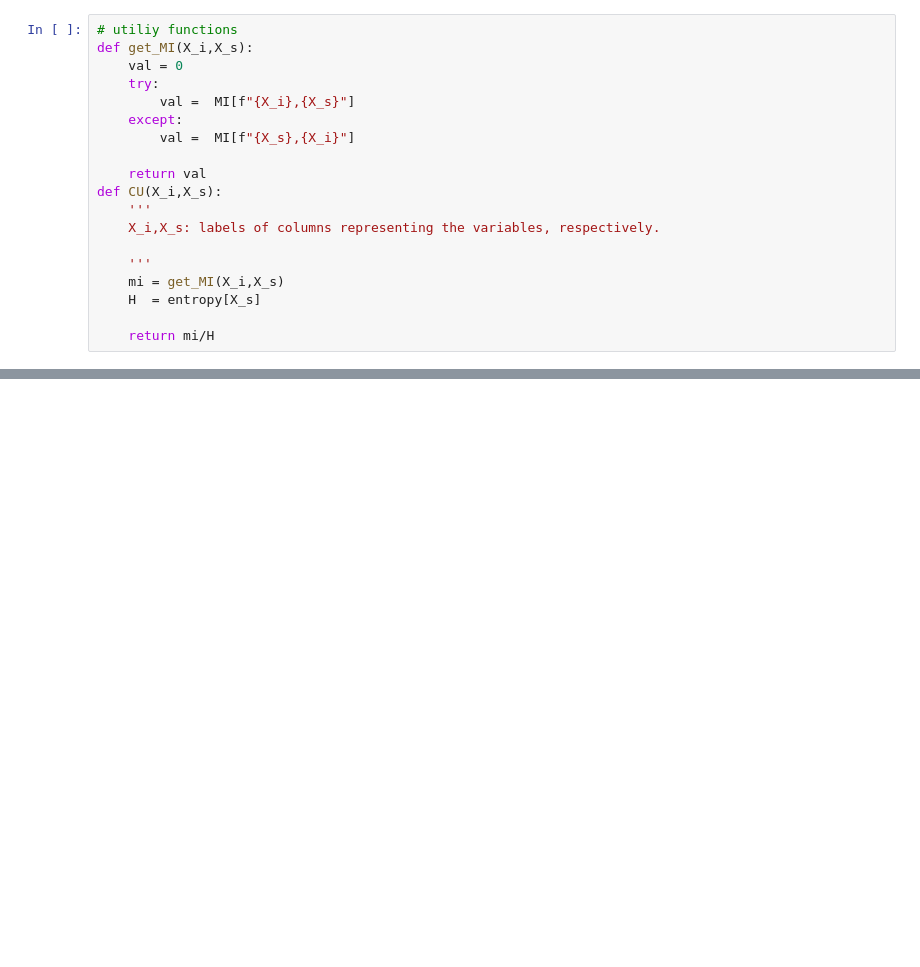
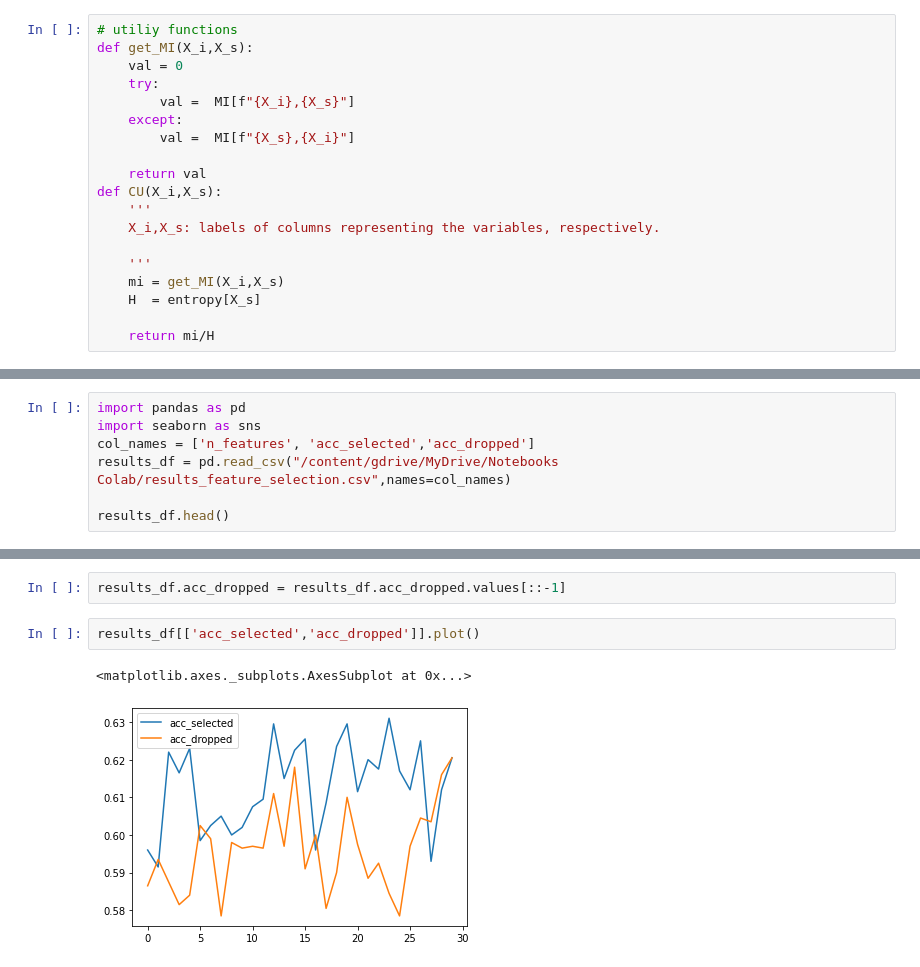
Before and after one commit to rcofrer/MLWR, a Jupyter notebook: Feature_selection.ipynb, the cells around one changed output, grey strips where cells are left out. Cells and saved outputs as stored; diff of their text form; blank space fills up the shorter version.

```diff
--- a/Feature_selection.ipynb
+++ b/Feature_selection.ipynb
@@ -261,0 +339,7 @@ error rate: 0.632500
+# %%
+import pandas as pd
+import seaborn as sns
+col_names = ['n_features', 'acc_selected','acc_dropped']
+results_df = pd.read_csv("/content/gdrive/MyDrive/Notebooks Colab/results_feature_selection.csv",names=col_names)
+
+results_df.head()
@@ -261,0 +353,7 @@ error rate: 0.632500
+# %%
+results_df.acc_dropped = results_df.acc_dropped.values[::-1]
+# %%
+results_df[['acc_selected','acc_dropped']].plot()
+# %% [output]
+<matplotlib.axes._subplots.AxesSubplot at 0x...>
+[figure, added]
```
Also changed, not shown: parts of 21 cells of this notebook.
